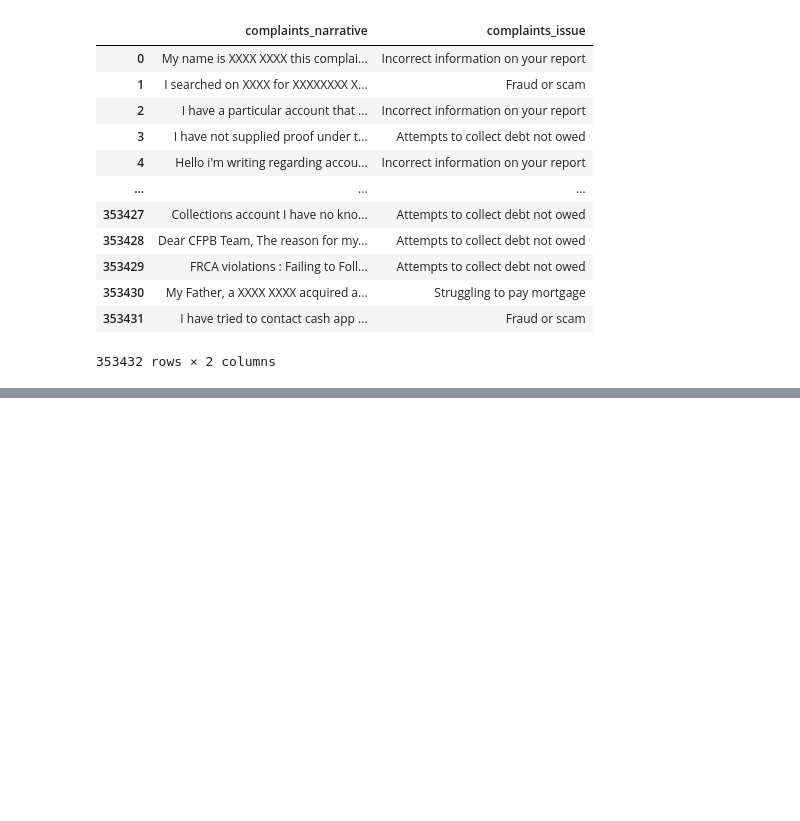
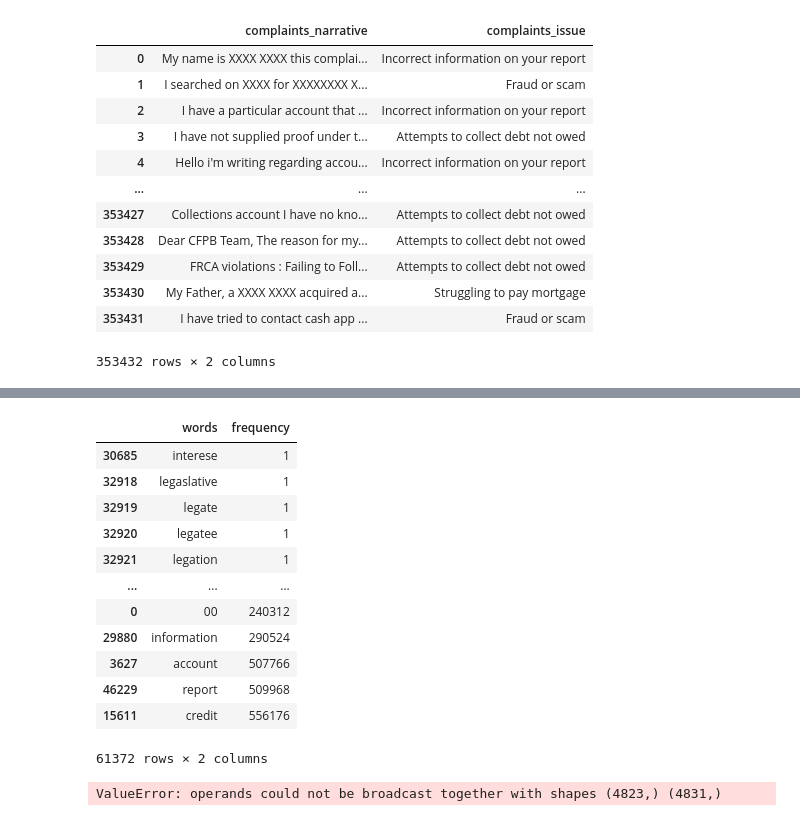
Before and after one commit to nss-data-science-cohort-6/cfpb_text_classification-gambinos, a Jupyter notebook: complaints_classification.ipynb, the cells around one changed output, grey strips where cells are left out. Cells and saved outputs as stored; diff of their text form; code cells hidden in the pictures; blank space fills up the shorter version.

Commit message:
started CountVectorizer

```diff
--- a/complaints_classification.ipynb
+++ b/complaints_classification.ipynb
@@ -77,0 +167,16 @@ complaints['issue'] = complaints['issue'].replace(issue_mapping)
+# %%
+# Use mapping to convert columns to numerical values
+issue_mapping = {'Attempts to collect debt not owed': 1,
+                 'Communication tactics': 2,
+                 'Fraud or scam': 3,
+                 'Incorrect information on your report': 4,
+                 'Struggling to pay mortgage': 5}
+
+# replace the issue values with numerical values
+
+complaints_proc['complaints_issue'] = complaints_proc['complaints_issue'].replace(issue_mapping)
+# %%
+X = complaints_proc[['clean_narrative']].fillna('')
+y = complaints_proc['complaints_issue']
+
+X_train, X_test, y_train, y_test = train_test_split(X, y, random_state = 321, stratify = y)
@@ -77,0 +185,5 @@ complaints['issue'] = complaints['issue'].replace(issue_mapping)
+# %%
+vect = CountVectorizer()
+
+X_train_vec = vect.fit_transform(X_train['clean_narrative'])
+X_test_vec = vect.transform(X_test['clean_narrative'])
@@ -77,0 +203,8 @@ complaints['issue'] = complaints['issue'].replace(issue_mapping)
+# %%
+# Fill this in to build a DataFrame of words and their counts
+word_counts = pd.DataFrame({
+    'words': vect.get_feature_names_out(),
+    'frequency': X_train_vec.sum(axis=0).tolist()[0]
+})
+
+word_counts.head()
@@ -77,0 +218,16 @@ complaints['issue'] = complaints['issue'].replace(issue_mapping)
+# %%
+word_counts.sort_values('frequency')
+# %% [output]
+|  | words | frequency |
+| 30685 | interese | 1 |
+| 32918 | legaslative | 1 |
+| 32919 | legate | 1 |
+| 32920 | legatee | 1 |
+| 32921 | legation | 1 |
+| ... | ... | ... |
+| 0 | 00 | 240312 |
+| 29880 | information | 290524 |
+| 3627 | account | 507766 |
+| 46229 | report | 509968 |
+| 15611 | credit | 556176 |
+61372 rows × 2 columns
@@ -77,0 +238,25 @@ complaints['issue'] = complaints['issue'].replace(issue_mapping)
+# %%
+vect = CountVectorizer()
+
+chunk_size = 1000
+
+chunks = [X_train[i:i+chunk_size]['clean_narrative'] for i in range(0, len(X_train), chunk_size)]
+
+
+word_freq = []
+
+
+for chunk in tqdm(chunks):
+    X_train_vec_chunk = vect.fit_transform(chunk)
+    word_freq.append(X_train_vec_chunk.toarray().sum(axis=0))
+
+
+word_freq = sum(word_freq)
+
+
+word_counts = pd.DataFrame({
+    'words': vect.get_feature_names_out(),
+    'frequency': word_freq
+})
+# %% [output]
+ValueError: operands could not be broadcast together with shapes (4823,) (4831,)
```
Also changed, not shown: parts of 31 cells of this notebook.
